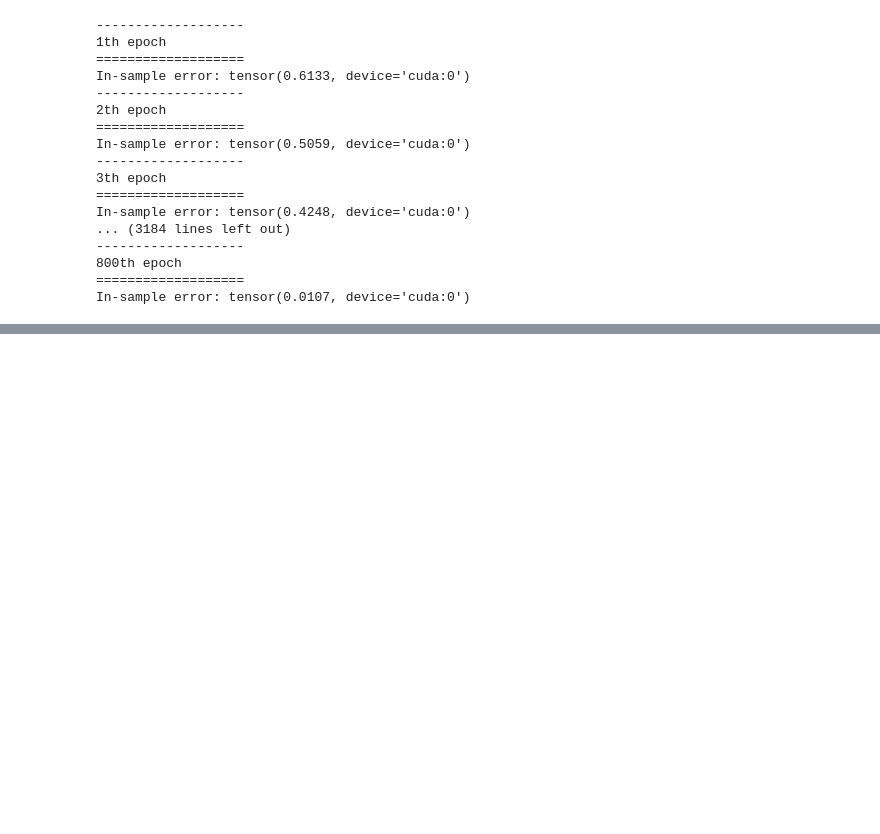
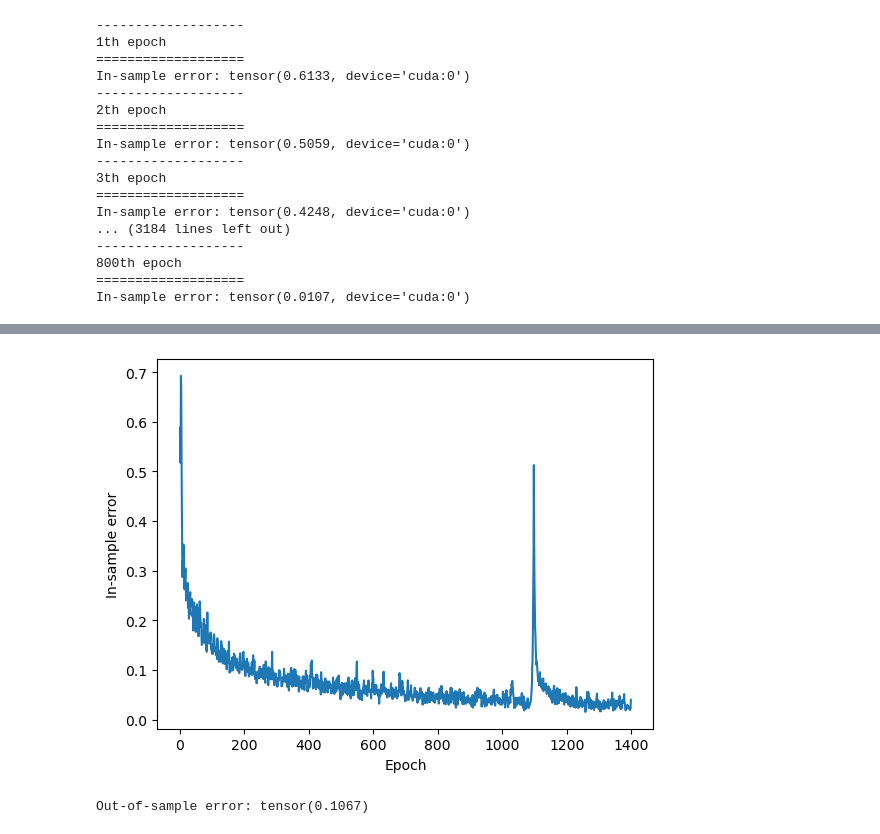
Before and after one commit to Bartosz-G/PyTorch-d2l-Practise, a Jupyter notebook: main.ipynb, the cells around one changed output, grey strips where cells are left out. Cells and saved outputs as stored; diff of their text form; code cells hidden in the pictures; blank space fills up the shorter version.

```diff
--- a/main.ipynb
+++ b/main.ipynb
@@ -252,13 +252,17 @@ class Gradient_Img_Trainer:
         self.result = result
         torch.cuda.empty_cache()
 
-    def Test(self,test_iter=None):
+    def Test(self,test_iter=None,device='cpu'):
+        #When our GPU doesn't have enough memory to process the entire dataset
+        if self.device != device:
+            self.device = device
+            self.net.to(device=self.device)
+            self.result.device = self.device
         self.net.eval()
         if self.test_iter is None:
             self.test_iter = test_iter
         img, label = next(iter(self.test_iter))
-        self.result.img = img.to(device=self.device)
-        self.result.label = label.to(device=self.device)
+        self.result.img,self.result.label = img.to(device=self.device),label.to(device=self.device)
         print("Out-of-sample error:",self.result.error())
         torch.cuda.empty_cache()
 # %%
@@ -282,7 +286,7 @@ class ResidualBlock(nn.Module):
 
         self.conv1 = nn.Conv2d(input_channels,output_channels,kernel_size=kernel_size,padding = padding,stride=strides)
 
-        self.conv2 = nn.Conv2d(output_channels,output_channels,kernel_size=kernel_size)
+        self.conv2 = nn.Conv2d(output_channels,output_channels,kernel_size=kernel_size,padding= padding)
 
         self.bn1 = nn.BatchNorm2d(output_channels)
         self.bn2 = nn.BatchNorm2d(output_channels)
@@ -774,7 +782,9 @@ ResNet1 = nn.Sequential(nn.Conv2d(1,64,kernel_size=7,stride=1,padding = 3),nn.Ba
               ResidualBlock(64,64),
               ResidualBlock(64,128),
               ResidualBlock(128,256),
-              nn.AdaptiveAvgPool2d((1,1)))
+              nn.AdaptiveAvgPool2d((1,1)),
+              nn.Flatten(),
+              nn.Linear(256,10))
 # %%
 #Defining the parameters
 def xavier_init(m):
@@ -799,0 +825,8 @@ RuntimeError: The size of tensor a (12) must match the size of tensor b (14) at
+# %%
+ResNet1_Training.result.plot_error()
+# %% [output]
+[figure, added]
+# %%
+ResNet1_Training.Test()
+# %% [output]
+Out-of-sample error: tensor(0.1067)
```
Also changed, not shown: parts of 4 cells of this notebook.
